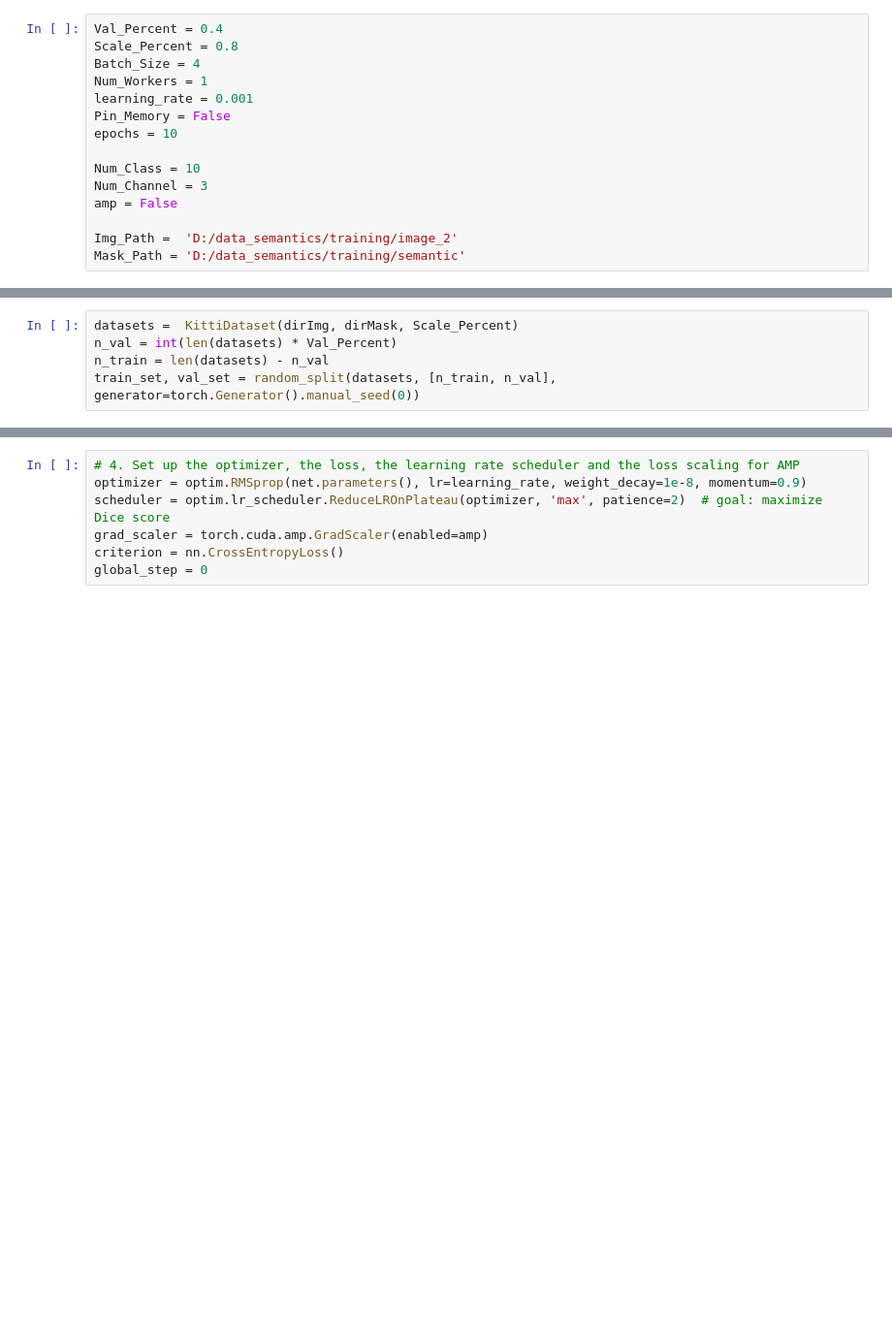
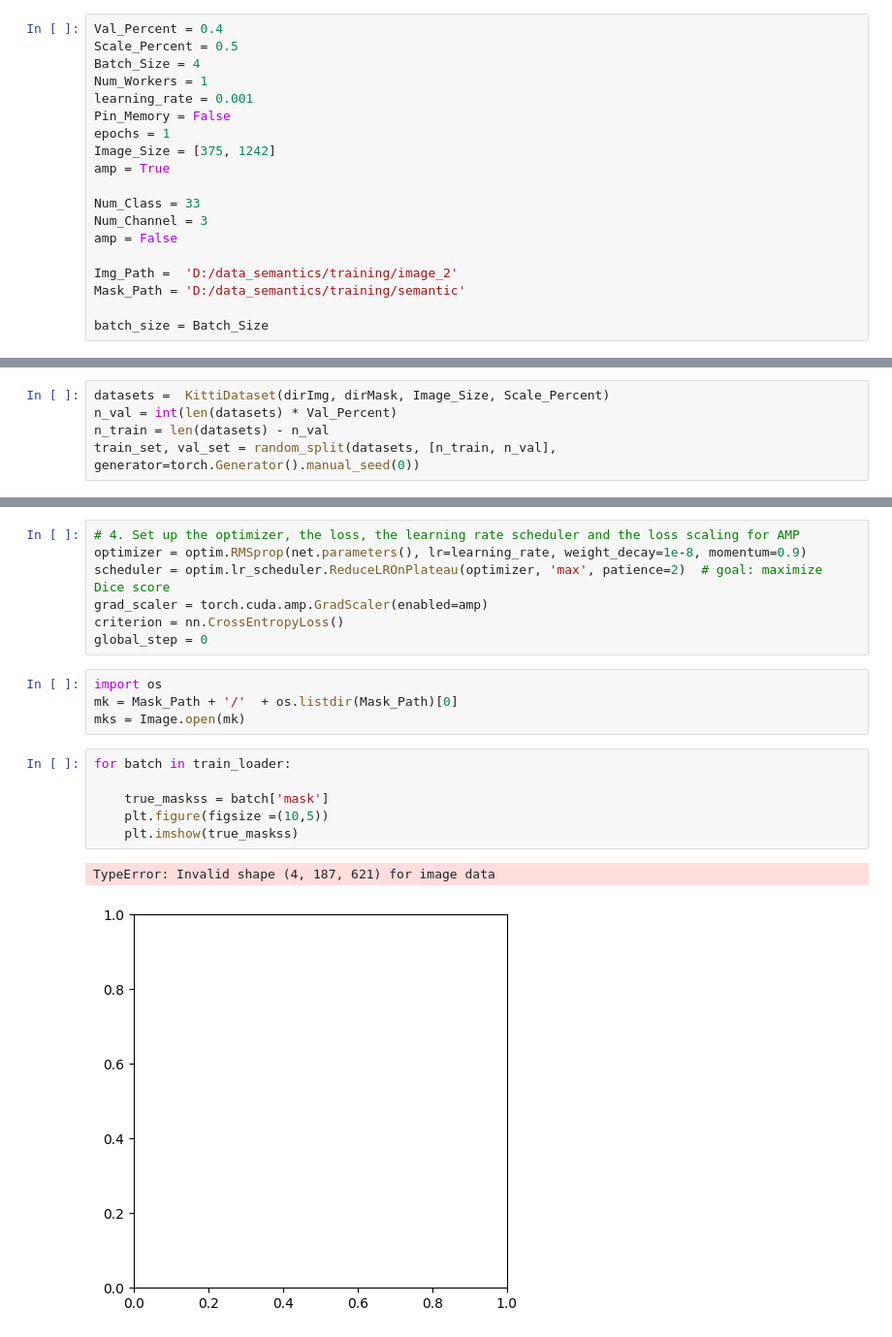
Before and after one commit to kshf59/Ensemble-Net, a Jupyter notebook: dataLoder.ipynb, the cells around one changed output, grey strips where cells are left out. Shown: that part at 97% size. Saved outputs shown, nothing was run; the diff lists cells and outputs as text; blank space fills up the shorter version.

```diff
--- a/dataLoder.ipynb
+++ b/dataLoder.ipynb
@@ -13,23 +18,27 @@ from model.unet.unet_model import UNet
 # %%
 Val_Percent = 0.4
-Scale_Percent = 0.8
+Scale_Percent = 0.5
 Batch_Size = 4
 Num_Workers = 1
 learning_rate = 0.001
 Pin_Memory = False
-epochs = 10
+epochs = 1
+Image_Size = [375, 1242]
+amp = True
 
-Num_Class = 10
+Num_Class = 33
 Num_Channel = 3
 amp = False
 
 Img_Path =  'D:/data_semantics/training/image_2'
 Mask_Path = 'D:/data_semantics/training/semantic'
+
+batch_size = Batch_Size
 # %%
 dirImg = Path(Img_Path)
 dirMask = Path(Mask_Path)
 # %%
-datasets =  KittiDataset(dirImg, dirMask, Scale_Percent)
+datasets =  KittiDataset(dirImg, dirMask, Image_Size, Scale_Percent)
 n_val = int(len(datasets) * Val_Percent)
 n_train = len(datasets) - n_val
 train_set, val_set = random_split(datasets, [n_train, n_val], generator=torch.Generator().manual_seed(0))
@@ -46,3 +55,16 @@ scheduler = optim.lr_scheduler.ReduceLROnPlateau(optimizer, 'max', patience=2)
 grad_scaler = torch.cuda.amp.GradScaler(enabled=amp)
 criterion = nn.CrossEntropyLoss()
 global_step = 0
+# %%
+import os
+mk = Mask_Path + '/'  + os.listdir(Mask_Path)[0]
+mks = Image.open(mk)
+# %%
+for batch in train_loader:
+
+    true_maskss = batch['mask']
+    plt.figure(figsize =(10,5))
+    plt.imshow(true_maskss)
+# %% [output]
+TypeError: Invalid shape (4, 187, 621) for image data
+[figure, added]
```
Also changed, not shown: parts of 14 cells of this notebook, 3 other files.
